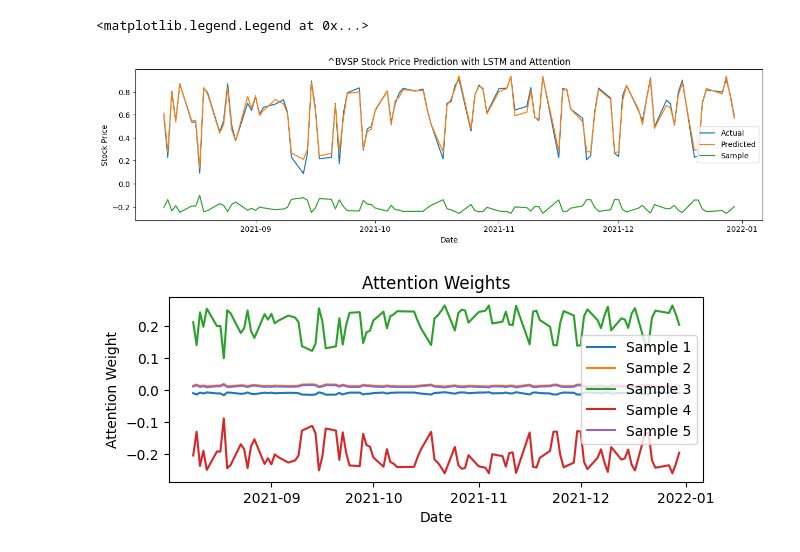
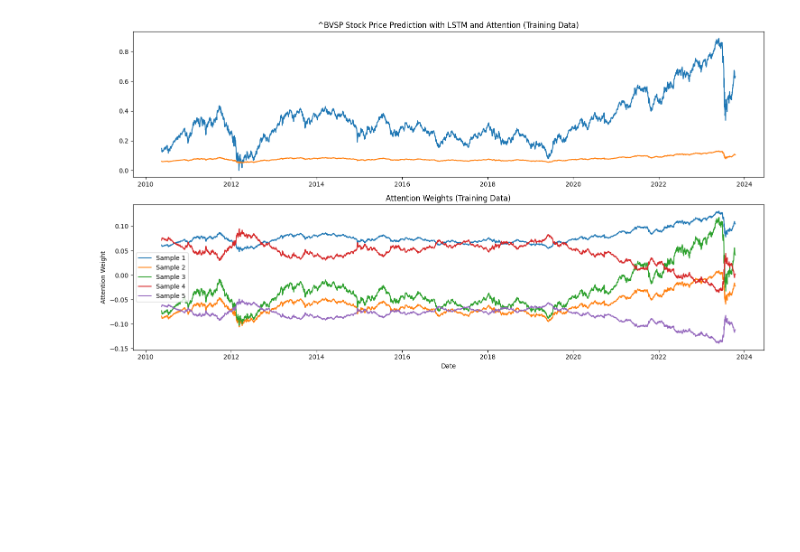
Before and after one commit to marreapato/Forecasting_Paper_XAI, a Jupyter notebook: antehoc/AttentionWeightsTrying.ipynb, the cells around one changed output. Saved outputs shown, nothing was run; the diff lists cells and outputs as text; code cells hidden in the pictures; blank space fills up the shorter version.

```diff
--- a/antehoc/AttentionWeightsTrying.ipynb
+++ b/antehoc/AttentionWeightsTrying.ipynb
@@ -96,35 +103,25 @@ y_test.shape
 # %%
-## Inverse transform the predictions and actual values to get them in the original scale
-##predictions = scaler.inverse_transform(predictions)
-#y_test_original = scaler.inverse_transform(y_test)
-
-# Plot the results
+# Plot the attention weights for the training data
 plt.figure(figsize=(15, 8))
 
 # Plotting actual vs predicted stock prices
 plt.subplot(2, 1, 1)
-plt.plot(df.index[-len(y_test):], y_test, label='Actual')
-plt.plot(df.index[-len(predictions):], predictions.reshape(-1,1), label='Predicted')
-plt.plot( df.index[-len(attention_weights):], attention_weights[:,:,49], label='Sample')
-plt.title(f'{symbol} Stock Price Prediction with LSTM and Attention')
+plt.plot(df.index[-len(y_train):], y_train, label='Actual')
+#plt.plot(df.index[-len(train_predictions):], train_predictions.reshape(-1,1), label='Predicted')
+plt.plot( df.index[-len(train_attention_weights):], train_attention_weights[:,:,0], label='Sample')
+plt.title(f'{symbol} Stock Price Prediction with LSTM and Attention (Training Data)')
+# Plotting attention weights for the training data
+plt.subplot(2, 1, 2)
+for i in range(5):  # Plot attention weights for the first 5 samples in the training set
+    plt.plot(df.index[-len(train_attention_weights):], train_attention_weights[:, :, i], label=f'Sample {i + 1}')
+
+plt.title('Attention Weights (Training Data)')
 plt.xlabel('Date')
-plt.ylabel('Stock Price')
+plt.ylabel('Attention Weight')
 plt.legend()
+
+
+plt.tight_layout()
+plt.show()
 # %% [output]
-<matplotlib.legend.Legend at 0x...>
-[figure, old version]
+[figure, new version]
-# %%
-# Plotting attention weights
-plt.subplot(2, 1, 2)
-for i in range(5):  # Plot attention weights for the first 5 samples in the test set
-    plt.plot(df.index[-len(attention_weights):], attention_weights[:, :, i], label=f'Sample {i + 1}')
-
-plt.title('Attention Weights')
-plt.xlabel('Date')
-plt.ylabel('Attention Weight')
-plt.legend()
-
-plt.tight_layout()
-plt.show()
-# %% [output]
-[figure, removed]
```
Also changed, not shown: parts of 17 cells of this notebook.
